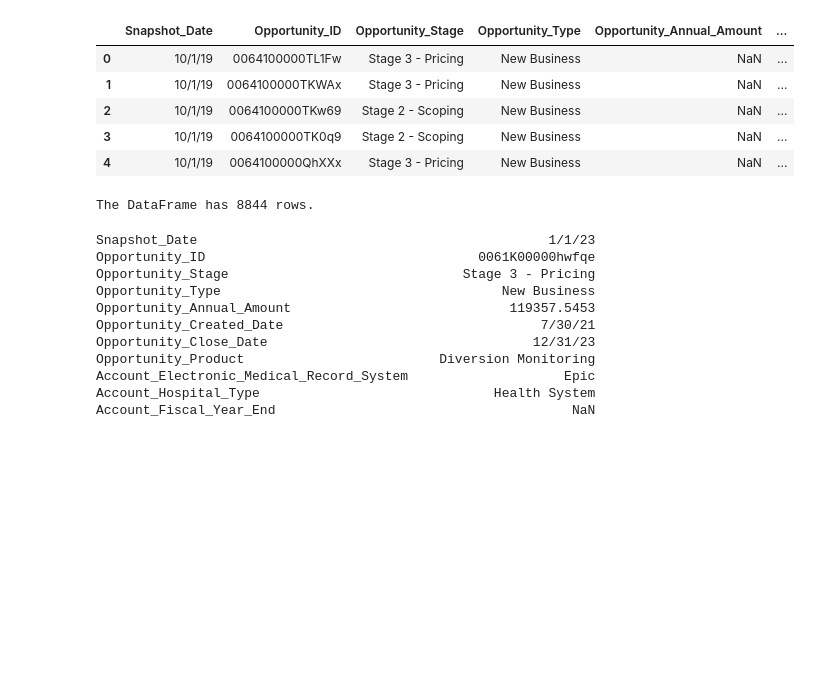
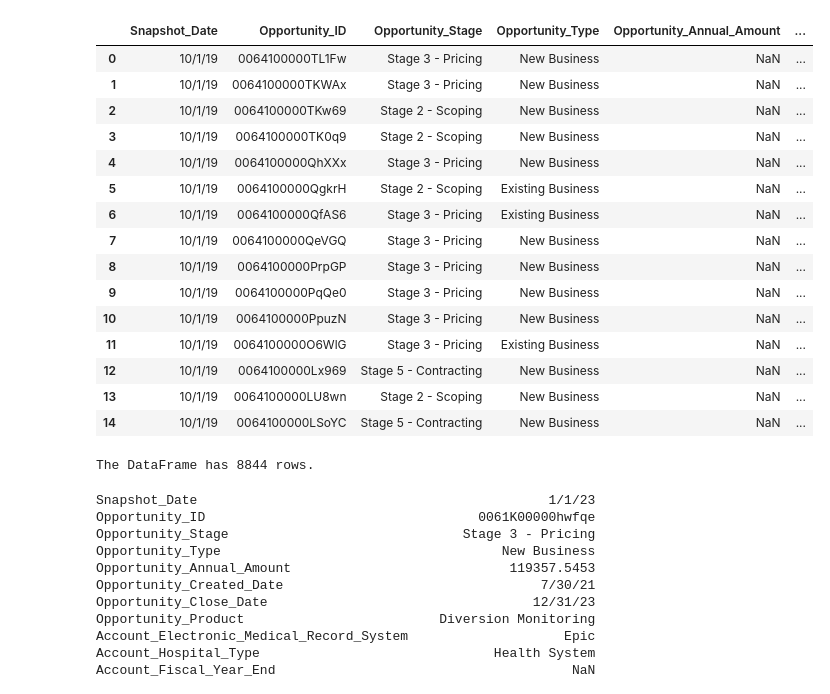
Before and after one commit to Lavanyashankar09/AI_Hackathon, a Jupyter notebook: notebook-1.ipynb, the cells around one changed output. Saved outputs shown, nothing was run; the diff lists cells and outputs as text; code cells hidden in the pictures; blank space fills up the shorter version.

```diff
--- a/notebook-1.ipynb
+++ b/notebook-1.ipynb
@@ -4,14 +4,24 @@ import pandas as pd
 df = pd.read_csv('Protenus Sales Training Data.csv')
 # %%
 #print first 5 rows
-df.head(5)
+df.head(15)
 # %% [output]
 |  | Snapshot_Date | Opportunity_ID | Opportunity_Stage | Opportunity_Type | Opportunity_Annual_Amount | ... |
 | 0 | 10/1/19 | 0064100000TL1Fw | Stage 3 - Pricing | New Business | NaN | ... |
 | 1 | 10/1/19 | 0064100000TKWAx | Stage 3 - Pricing | New Business | NaN | ... |
 | 2 | 10/1/19 | 0064100000TKw69 | Stage 2 - Scoping | New Business | NaN | ... |
 | 3 | 10/1/19 | 0064100000TK0q9 | Stage 2 - Scoping | New Business | NaN | ... |
 | 4 | 10/1/19 | 0064100000QhXXx | Stage 3 - Pricing | New Business | NaN | ... |
+| 5 | 10/1/19 | 0064100000QgkrH | Stage 2 - Scoping | Existing Business | NaN | ... |
+| 6 | 10/1/19 | 0064100000QfAS6 | Stage 3 - Pricing | Existing Business | NaN | ... |
+| 7 | 10/1/19 | 0064100000QeVGQ | Stage 3 - Pricing | New Business | NaN | ... |
+| 8 | 10/1/19 | 0064100000PrpGP | Stage 3 - Pricing | New Business | NaN | ... |
+| 9 | 10/1/19 | 0064100000PqQe0 | Stage 3 - Pricing | New Business | NaN | ... |
+| 10 | 10/1/19 | 0064100000PpuzN | Stage 3 - Pricing | New Business | NaN | ... |
+| 11 | 10/1/19 | 0064100000O6WlG | Stage 3 - Pricing | Existing Business | NaN | ... |
+| 12 | 10/1/19 | 0064100000Lx969 | Stage 5 - Contracting | New Business | NaN | ... |
+| 13 | 10/1/19 | 0064100000LU8wn | Stage 2 - Scoping | New Business | NaN | ... |
+| 14 | 10/1/19 | 0064100000LSoYC | Stage 5 - Contracting | New Business | NaN | ... |
 # %%
 # Display the number of rows in the DataFrame
 rows = df.shape[0]
```
Also changed, not shown: parts of 2 cells of this notebook, 3 other files.
